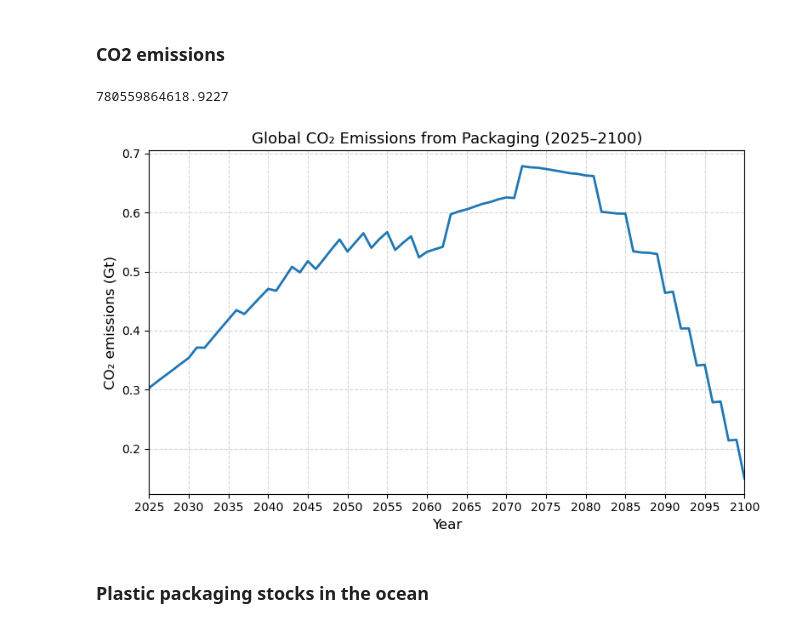
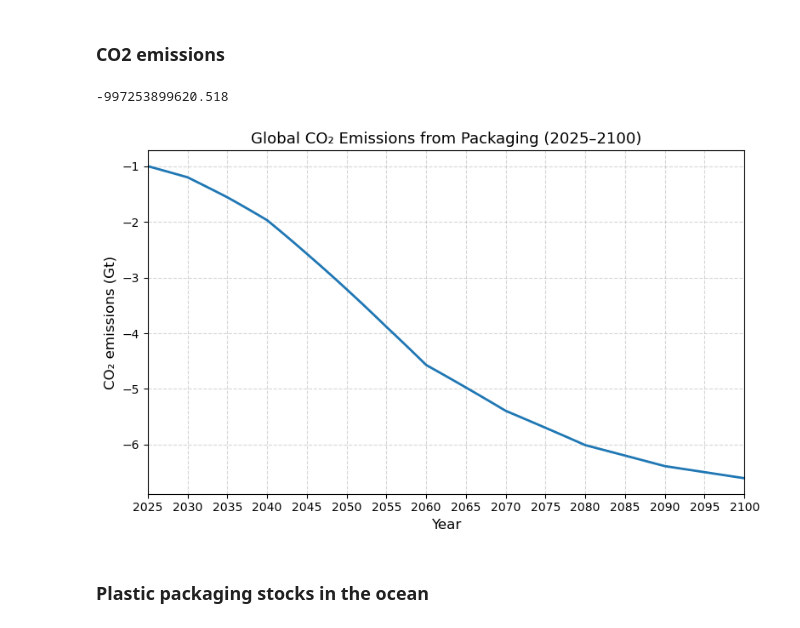
Before and after one commit to FarshidNazemi/packaging-roadmap, a Jupyter notebook: dynamic analysis and roadmap.ipynb, the cells around one changed output. Saved outputs shown, nothing was run; the diff lists cells and outputs as text; code cells hidden in the pictures.

```diff
--- a/dynamic analysis and roadmap.ipynb
+++ b/dynamic analysis and roadmap.ipynb
@@ -1944,39 +1957,39 @@ co2_by_year_ssp1_best_df.to_csv("co2_by_year_ssp1_best.csv", index=False)
 # Optional: keep indices used for traceability
 pd.Series(co2_idx, name="co2_row_indices_in_B").to_csv("co2_row_indices_used.csv", index=False)
 # %%
-co2_by_year_df.loc[co2_by_year_df["year"] == 2025, "co2_sum"].iloc[0]
+co2_by_year_ssp1_best_df.loc[co2_by_year_ssp1_best_df["year"] == 2025, "co2_sum"].iloc[0]
 # %% [output]
-780559864618.9227
+-997253899620.518
 # %%
 import matplotlib.pyplot as plt
 import pandas as pd
 import numpy as np
 
 # Read the CO2 results
-co2_by_year_df = pd.read_csv("co2_by_year_ssp1_best.csv")
+co2_by_year_ssp1_best_df = pd.read_csv("co2_by_year_ssp1_best.csv")
 
 # Convert kg → gigatonnes (1 Gt = 1e12 kg)
-co2_by_year_df["CO2_Gt"] = co2_by_year_df["co2_sum"] / 1e12
+co2_by_year_ssp1_best_df["CO2_Gt"] = co2_by_year_ssp1_best_df["co2_sum"] / 1e12
 
 # Plot (line only, 5-year intervals)
 plt.figure(figsize=(8,5))
-plt.plot(co2_by_year_df["year"], co2_by_year_df["CO2_Gt"], linewidth=2)
+plt.plot(co2_by_year_ssp1_best_df["year"], co2_by_year_ssp1_best_df["CO2_Gt"], linewidth=2)
 plt.xlabel("Year", fontsize=12)
 plt.ylabel("CO₂ emissions (Gt)", fontsize=12)
 plt.title("Global CO₂ Emissions from Packaging (2025–2100)", fontsize=13)
 plt.grid(True, linestyle="--", alpha=0.5)
 plt.xlim(2025, 2100)
 plt.xticks(np.arange(2025, 2101, 5))
 plt.tight_layout()
 
 # Save the figure
 plt.savefig("CO2_emissions_packaging_2025_2100.png", dpi=300)
 plt.savefig("CO2_emissions_packaging_2025_2100.svg", format="svg")
 
 # Show
 plt.show()
 # %% [output]
-[figure, old version]
+[figure, new version]
 # %% [markdown]
 ### Plastic packaging stocks in the ocean
 # %%
```
Also changed, not shown: parts of 9 cells of this notebook, 6 other files.
